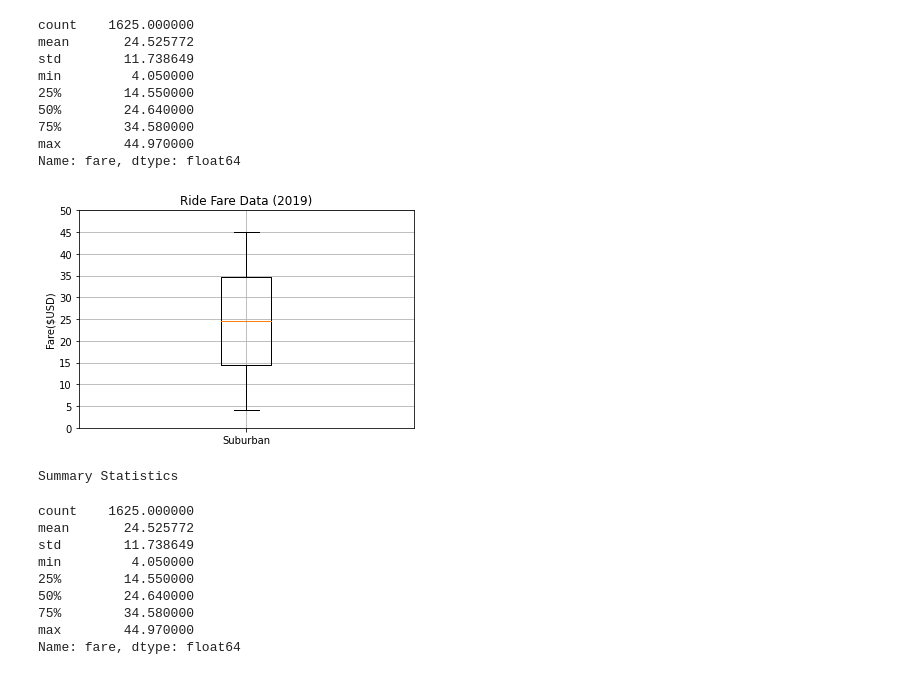
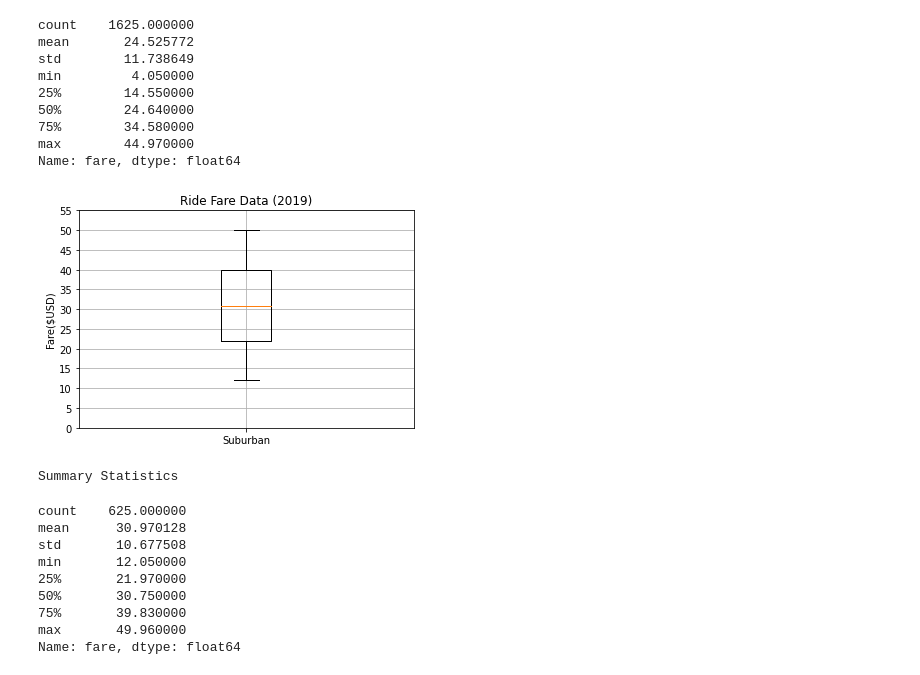
Before and after one commit to Bren42/PyBer_Analysis, a Jupyter notebook: PyBer.ipynb, the cells around one changed output. Cells and saved outputs as stored; diff of their text form; code cells hidden in the pictures.

```diff
--- a/PyBer.ipynb
+++ b/PyBer.ipynb
@@ -420,6 +420,9 @@ sts.mode(rural_ride_count)
 # %% [output]
 ModeResult(mode=array([6], dtype=int64), count=array([5]))
 # %%
-# Get the fares for the urban cities.
+# Get the fares for the all cities dataframes and create a variable.
 urban_fares = urban_cities_df["fare"]
-urban_fares.head()
+
+suburban_fares=suburban_cities_df["fare"]
+
+rural_fares=rural_cities_df["fare"]
@@ -530,27 +589,27 @@ min         4.050000
 max        44.970000
 Name: fare, dtype: float64
 # %%
-# Create a box-and-whisker plot for the urban fare data.
+# Create a box-and-whisker plot for the suburban fare data.
 x_labels = ["Suburban"]
 fig, ax = plt.subplots()
-ax.boxplot(urban_fares, labels=x_labels)
+ax.boxplot(suburban_fares, labels=x_labels)
 # Add the title, y-axis label and grid.
 ax.set_title('Ride Fare Data (2019)')
 ax.set_ylabel('Fare($USD)')
-ax.set_yticks(np.arange(0, 51, step=5.0))
+ax.set_yticks(np.arange(0, 60, step=5.0))
 ax.grid()
 plt.show()
 print("Summary Statistics")
-urban_fares.describe()
+suburban_fares.describe()
 # %% [output]
-[figure, old version]
+[figure, new version]
 Summary Statistics
-count    1625.000000
-mean       24.525772
-std        11.738649
-min         4.050000
-25%        14.550000
-50%        24.640000
-75%        34.580000
-max        44.970000
+count    625.000000
+mean      30.970128
+std       10.677508
+min       12.050000
+25%       21.970000
+50%       30.750000
+75%       39.830000
+max       49.960000
 Name: fare, dtype: float64
```
Also changed, not shown: parts of 11 cells of this notebook, 2 other files.
